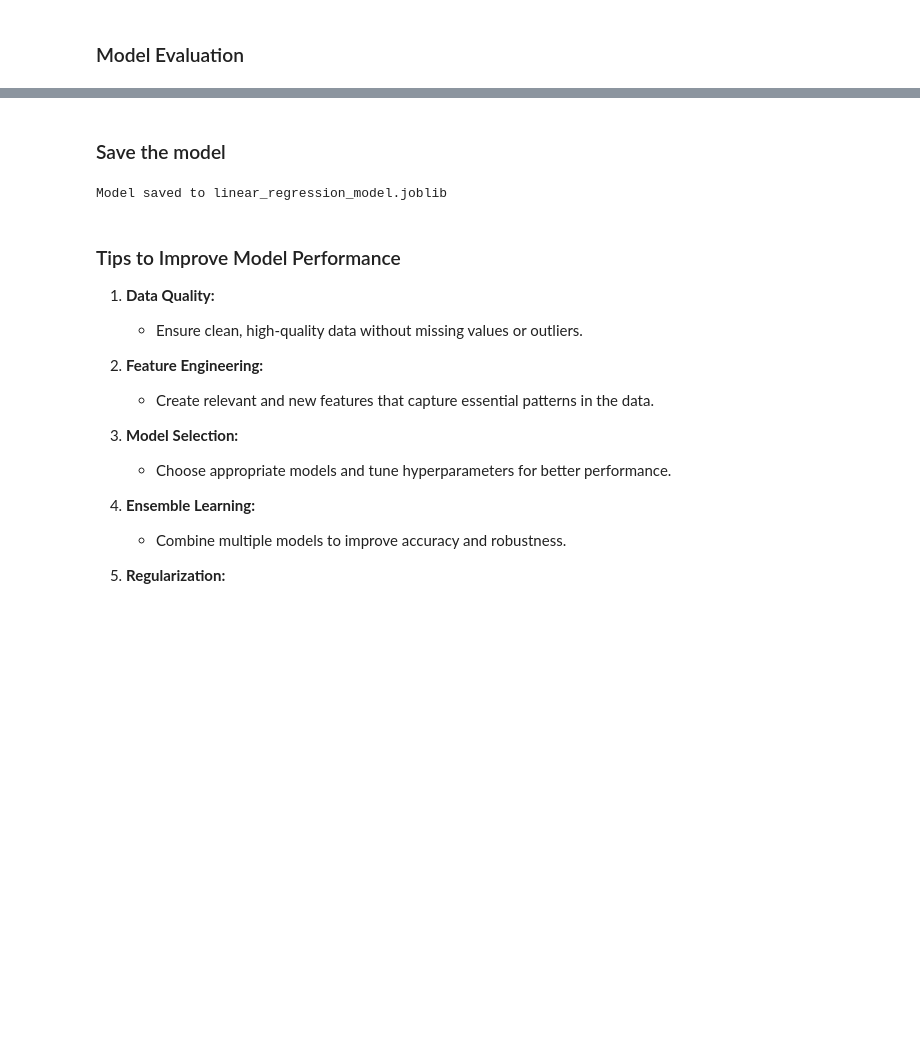
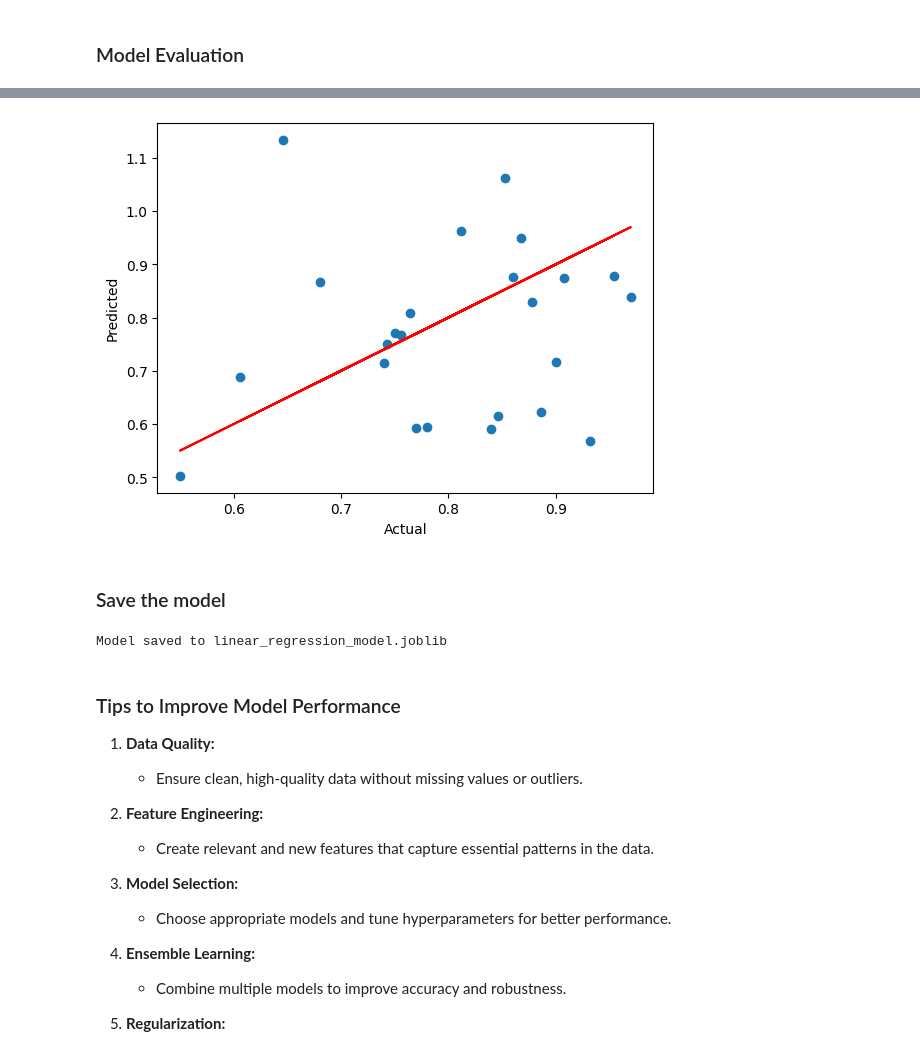
Before and after one commit to mlsanigeria/AI-Hacktober-MLSA, a Jupyter notebook: Project_3/GPA_Prediction_awojidetola/GPA_Prediction.ipynb, the cells around one changed output, grey strips where cells are left out. Cells and saved outputs as stored; diff of their text form; code cells hidden in the pictures; blank space fills up the shorter version.

```diff
--- a/Project_3/GPA_Prediction_awojidetola/GPA_Prediction.ipynb
+++ b/Project_3/GPA_Prediction_awojidetola/GPA_Prediction.ipynb
@@ -212,14 +295,2 @@ In this section, we will walk through the steps involved in building and evaluat
 # %% [markdown]
 ### Model Training
-# %%
-X = gpa_data.drop(['id', 'GPA_normal'], axis=1)  # Features excluding 'id' and 'GPA_normal'
-y = gpa_data['GPA_normal']  # Target variable
-
-# Train-test split
-X_train, X_test, y_train, y_test = train_test_split(X, y, test_size=0.2, random_state=42)
-
-# Initialize the Linear Regression model
-model = LinearRegression()
-
-# Train the model
-model.fit(X_train, y_train)
@@ -227,0 +297,4 @@ LinearRegression()
+# %%
+scaler = StandardScaler()
+X_train = scaler.fit_transform(X_train)
+X_test = scaler.transform(X_test)
@@ -227,0 +305,14 @@ LinearRegression()
+# %%
+model = Sequential()
+# change '94' with the other side of the X_train shape
+model.add(Dense(94,activation='relu'))
+model.add(Dense(94,activation='relu'))
+model.add(Dense(94,activation='relu'))
+model.add(Dense(94,activation='relu'))
+# output would be one
+model.add(Dense(1))
+# %%
+model.compile(optimizer='adam',loss='mse')
+model.fit(x=X_train,y=y_train.values,
+          validation_data=(X_test,y_test.values),
+          batch_size=128,epochs=400)
@@ -239,3 +351,13 @@ Root Mean Squared Error (RMSE): 0.030622339915251526
+# %%
+# Our predictions
+plt.scatter(y_test,y_pred)
+plt.xlabel("Actual")
+plt.ylabel("Predicted")
+
+# Perfect predictions
+plt.plot(y_test,y_test,'r');
+# %% [output]
+[figure, added]
 # %% [markdown]
 ### Save the model
 # %%
```
Also changed, not shown: parts of 17 cells of this notebook.
